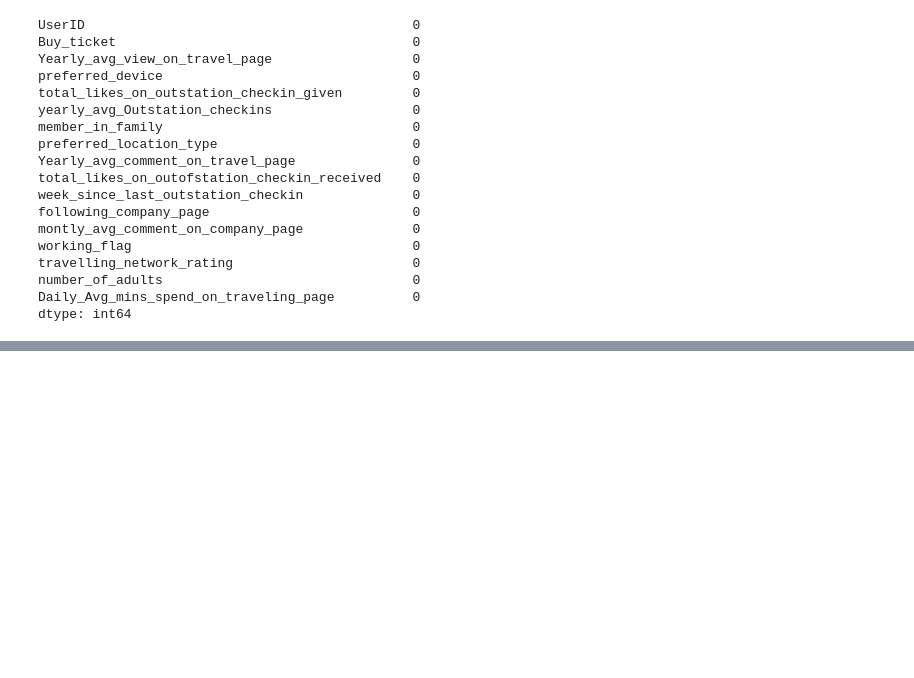
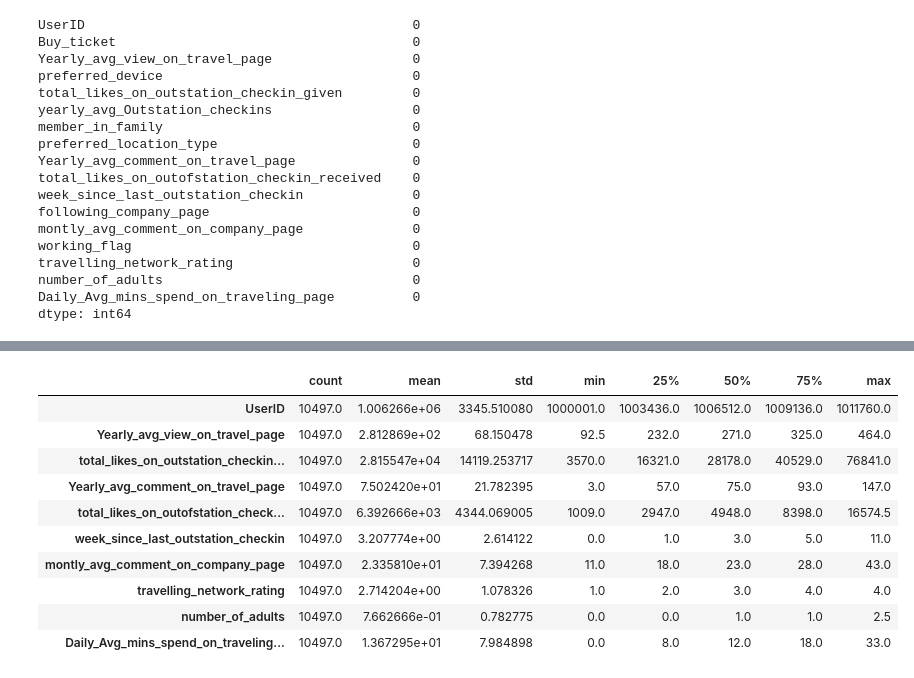
Before and after one commit to roshan-raj/social-media-tourism, a Jupyter notebook: Social_Media_Tourism.ipynb, the cells around one changed output, grey strips where cells are left out. Drawn from its saved outputs; the diff is of its cells as text; code cells hidden in the pictures; blank space fills up the shorter version.

```diff
--- a/Social_Media_Tourism.ipynb
+++ b/Social_Media_Tourism.ipynb
@@ -356,0 +371,21 @@ dtype: int64
+# %%
+def outliers_continuous(column, nbins):
+    fig_dims = (20, 5)
+    fig, axs = plt.subplots(nrows=1, ncols=1, figsize=fig_dims)
+    sns.boxplot(x= column, data=social_media_data_null_drop)
+# %%
+for column in cont:
+    outliers_continuous(column, 20)
+# %%
+def remove_outlier(col):
+    sorted(col)
+    Q1,Q3=np.percentile(col,[25,75])
+    IQR=Q3-Q1
+    lower_range= Q1-(1.5 * IQR)
+    upper_range= Q3+(1.5 * IQR)
+    return lower_range, upper_range
+# %%
+for column in social_media_data_null_drop[cont].columns:
+    lr,ur=remove_outlier(social_media_data_null_drop[column])
+    social_media_data_null_drop[column]=np.where(social_media_data_null_drop[column]>ur,ur,social_media_data_null_drop[column])
+    social_media_data_null_drop[column]=np.where(social_media_data_null_drop[column]<lr,lr,social_media_data_null_drop[column])
@@ -356,0 +449,14 @@ dtype: int64
+# %%
+social_media_data_null_drop.describe().T
+# %% [output]
+|  | count | mean | std | min | 25% | 50% | 75% | max |
+| UserID | 10497.0 | 1.006266e+06 | 3345.510080 | 1000001.0 | 1003436.0 | 1006512.0 | 1009136.0 | 1011760.0 |
+| Yearly_avg_view_on_travel_page | 10497.0 | 2.812869e+02 | 68.150478 | 92.5 | 232.0 | 271.0 | 325.0 | 464.0 |
+| total_likes_on_outstation_checkin... | 10497.0 | 2.815547e+04 | 14119.253717 | 3570.0 | 16321.0 | 28178.0 | 40529.0 | 76841.0 |
+| Yearly_avg_comment_on_travel_page | 10497.0 | 7.502420e+01 | 21.782395 | 3.0 | 57.0 | 75.0 | 93.0 | 147.0 |
+| total_likes_on_outofstation_check... | 10497.0 | 6.392666e+03 | 4344.069005 | 1009.0 | 2947.0 | 4948.0 | 8398.0 | 16574.5 |
+| week_since_last_outstation_checkin | 10497.0 | 3.207774e+00 | 2.614122 | 0.0 | 1.0 | 3.0 | 5.0 | 11.0 |
+| montly_avg_comment_on_company_page | 10497.0 | 2.335810e+01 | 7.394268 | 11.0 | 18.0 | 23.0 | 28.0 | 43.0 |
+| travelling_network_rating | 10497.0 | 2.714204e+00 | 1.078326 | 1.0 | 2.0 | 3.0 | 4.0 | 4.0 |
+| number_of_adults | 10497.0 | 7.662666e-01 | 0.782775 | 0.0 | 0.0 | 1.0 | 1.0 | 2.5 |
+| Daily_Avg_mins_spend_on_traveling... | 10497.0 | 1.367295e+01 | 7.984898 | 0.0 | 8.0 | 12.0 | 18.0 | 33.0 |
```
Also changed, not shown: parts of 18 cells of this notebook, 2 other files.
